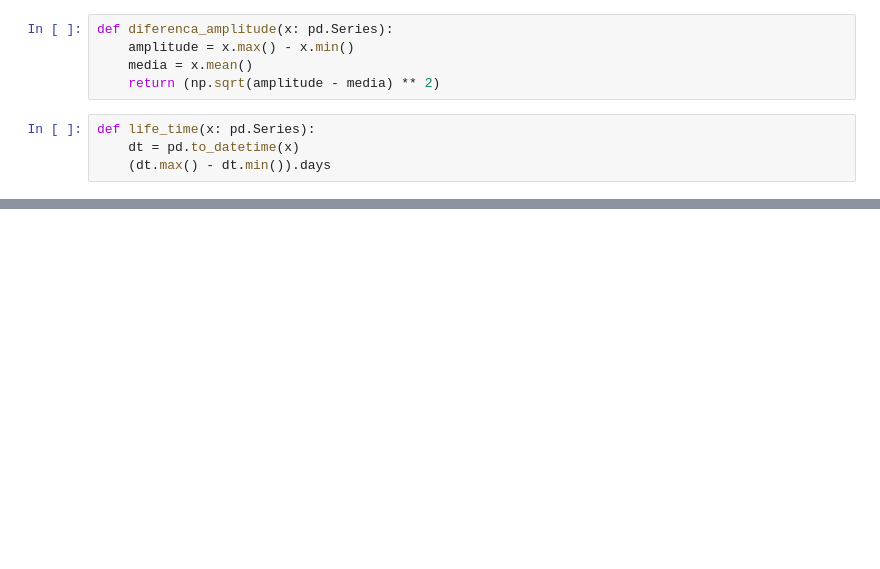
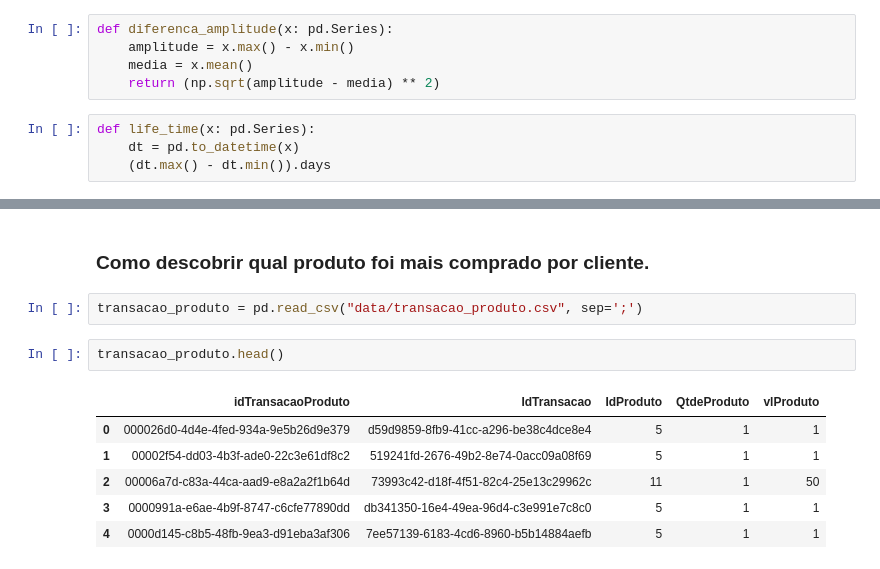
Before and after one commit to alexsandro-matias/pandas-2025, a Jupyter notebook: notebook.ipynb, the cells around one changed output, grey strips where cells are left out. Saved outputs shown, nothing was run; the diff lists cells and outputs as text; blank space fills up the shorter version.

```diff
--- a/notebook.ipynb
+++ b/notebook.ipynb
@@ -1572,0 +1616,13 @@ transacoes.groupby(by=['IdCliente'], as_index=False).agg(
+# %% [markdown]
+### Como descobrir qual produto foi mais comprado por cliente.
+# %%
+transacao_produto = pd.read_csv("data/transacao_produto.csv", sep=';')
+# %%
+transacao_produto.head()
+# %% [output]
+|  | idTransacaoProduto | IdTransacao | IdProduto | QtdeProduto | vlProduto |
+| 0 | 000026d0-4d4e-4fed-934a-9e5b26d9e379 | d59d9859-8fb9-41cc-a296-be38c4dce8e4 | 5 | 1 | 1 |
+| 1 | 00002f54-dd03-4b3f-ade0-22c3e61df8c2 | 519241fd-2676-49b2-8e74-0acc09a08f69 | 5 | 1 | 1 |
+| 2 | 00006a7d-c83a-44ca-aad9-e8a2a2f1b64d | 73993c42-d18f-4f51-82c4-25e13c29962c | 11 | 1 | 50 |
+| 3 | 0000991a-e6ae-4b9f-8747-c6cfe77890dd | db341350-16e4-49ea-96d4-c3e991e7c8c0 | 5 | 1 | 1 |
+| 4 | 0000d145-c8b5-48fb-9ea3-d91eba3af306 | 7ee57139-6183-4cd6-8960-b5b14884aefb | 5 | 1 | 1 |
```
Also changed, not shown: parts of 81 cells of this notebook, 1 other file.
